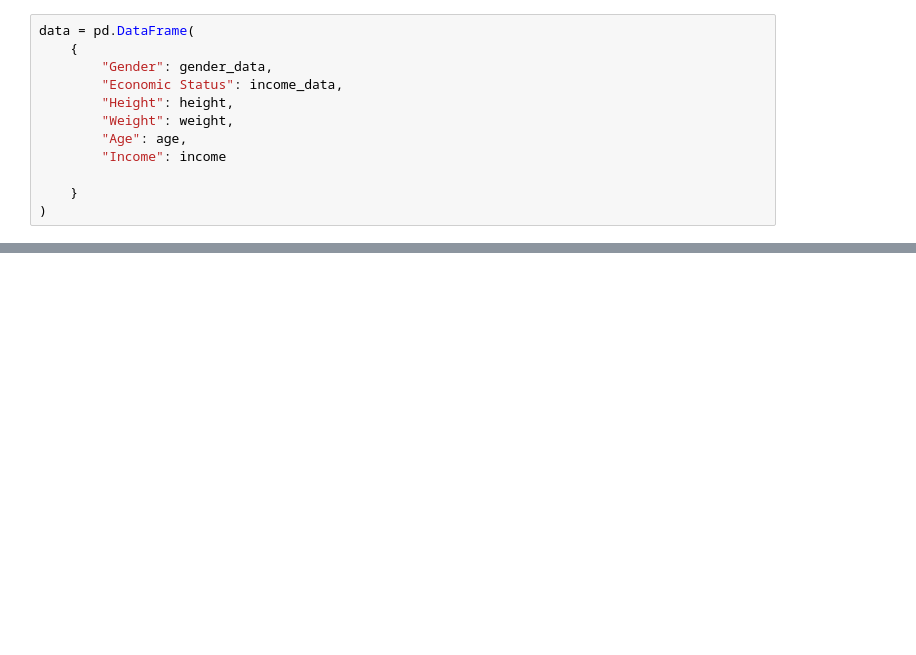
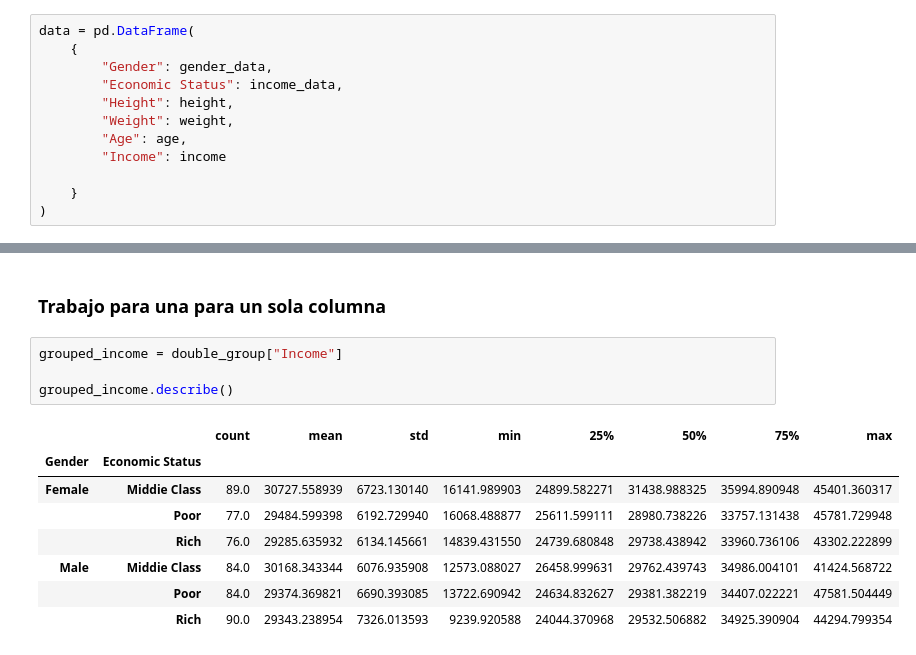
Before and after one commit to fgmolteni/Curso-Ciencia-de-Datos, a Jupyter notebook: seccion_2/S2_3_AgruparDatos.ipynb, the cells around one changed output, grey strips where cells are left out. Saved outputs shown, nothing was run; the diff lists cells and outputs as text; blank space fills up the shorter version.

```diff
--- a/seccion_2/S2_3_AgruparDatos.ipynb
+++ b/seccion_2/S2_3_AgruparDatos.ipynb
@@ -71,0 +158,16 @@ data.head()
+# %% [markdown]
+
+### Trabajo para una para un sola columna
+# %%
+grouped_income = double_group["Income"]
+
+grouped_income.describe()
+# %% [output]
+|  |  | count | mean | std | min | 25% | 50% | 75% | max |
+| Gender | Economic Status |  |  |  |  |  |  |  |  |
+| Female | Middie Class | 89.0 | 30727.558939 | 6723.130140 | 16141.989903 | 24899.582271 | 31438.988325 | 35994.890948 | 45401.360317 |
+|  | Poor | 77.0 | 29484.599398 | 6192.729940 | 16068.488877 | 25611.599111 | 28980.738226 | 33757.131438 | 45781.729948 |
+|  | Rich | 76.0 | 29285.635932 | 6134.145661 | 14839.431550 | 24739.680848 | 29738.438942 | 33960.736106 | 43302.222899 |
+| Male | Middie Class | 84.0 | 30168.343344 | 6076.935908 | 12573.088027 | 26458.999631 | 29762.439743 | 34986.004101 | 41424.568722 |
+|  | Poor | 84.0 | 29374.369821 | 6690.393085 | 13722.690942 | 24634.832627 | 29381.382219 | 34407.022221 | 47581.504449 |
+|  | Rich | 90.0 | 29343.238954 | 7326.013593 | 9239.920588 | 24044.370968 | 29532.506882 | 34925.390904 | 44294.799354 |
```
Also changed, not shown: parts of 63 cells of this notebook.
